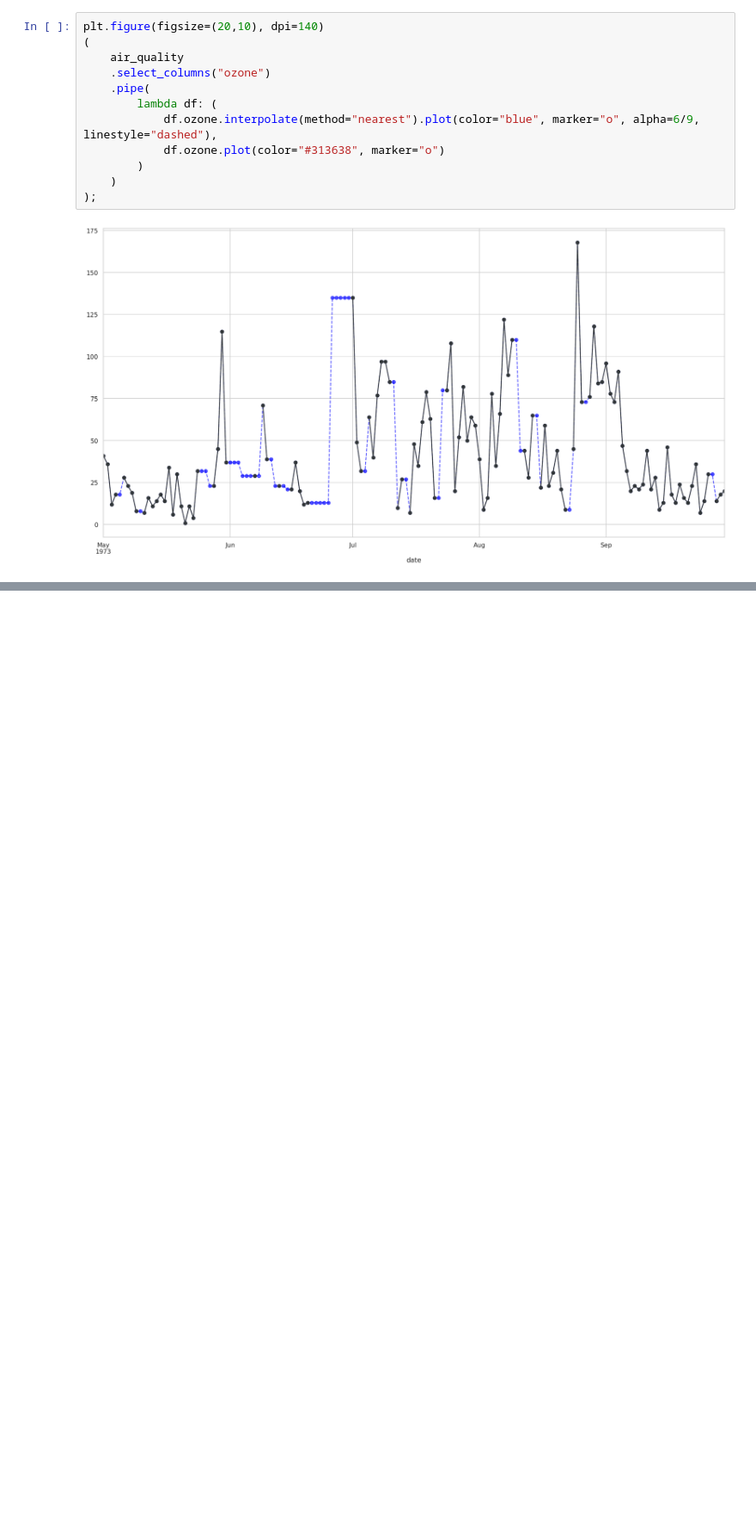
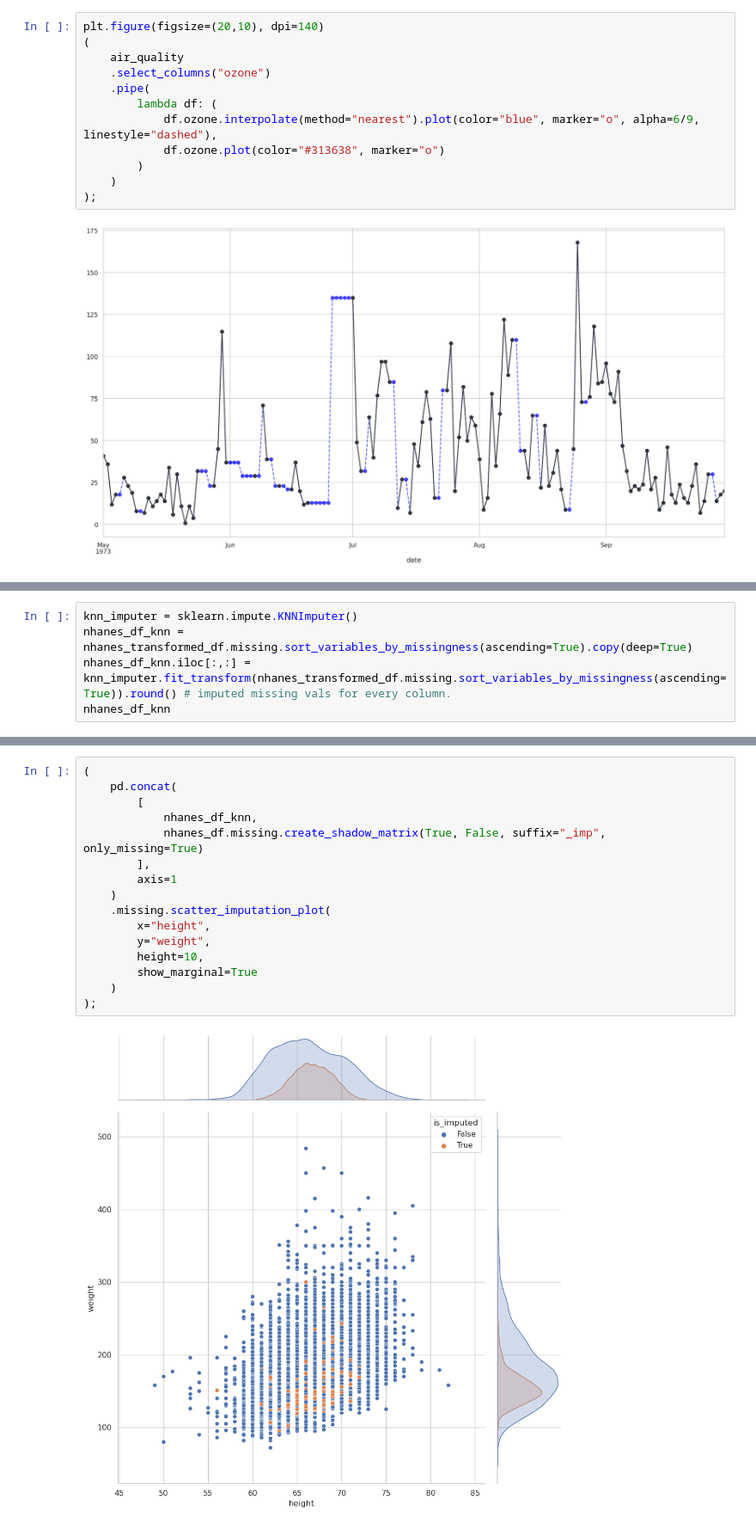
Before and after one commit to fenilenvinileno97/missing-values, a Jupyter notebook: notebooks/imputation-missing-values.ipynb, the cells around one changed output, grey strips where cells are left out. Shown at 86% size. Cells and saved outputs as stored; diff of their text form; blank space fills up the shorter version.

```diff
--- a/notebooks/imputation-missing-values.ipynb
+++ b/notebooks/imputation-missing-values.ipynb
@@ -807,0 +884,5 @@ plt.figure(figsize=(20,10), dpi=140)
+# %%
+knn_imputer = sklearn.impute.KNNImputer()
+nhanes_df_knn = nhanes_transformed_df.missing.sort_variables_by_missingness(ascending=True).copy(deep=True)
+nhanes_df_knn.iloc[:,:] = knn_imputer.fit_transform(nhanes_transformed_df.missing.sort_variables_by_missingness(ascending=True)).round() # imputed missing vals for every column.
+nhanes_df_knn
@@ -807,0 +904,18 @@ plt.figure(figsize=(20,10), dpi=140)
+# %%
+(
+    pd.concat(
+        [
+            nhanes_df_knn,
+            nhanes_df.missing.create_shadow_matrix(True, False, suffix="_imp", only_missing=True)
+        ],
+        axis=1
+    )
+    .missing.scatter_imputation_plot(
+        x="height",
+        y="weight",
+        height=10,
+        show_marginal=True
+    )
+);
+# %% [output]
+[figure, added]
```
Also changed, not shown: parts of 23 cells of this notebook, 1 other file.
